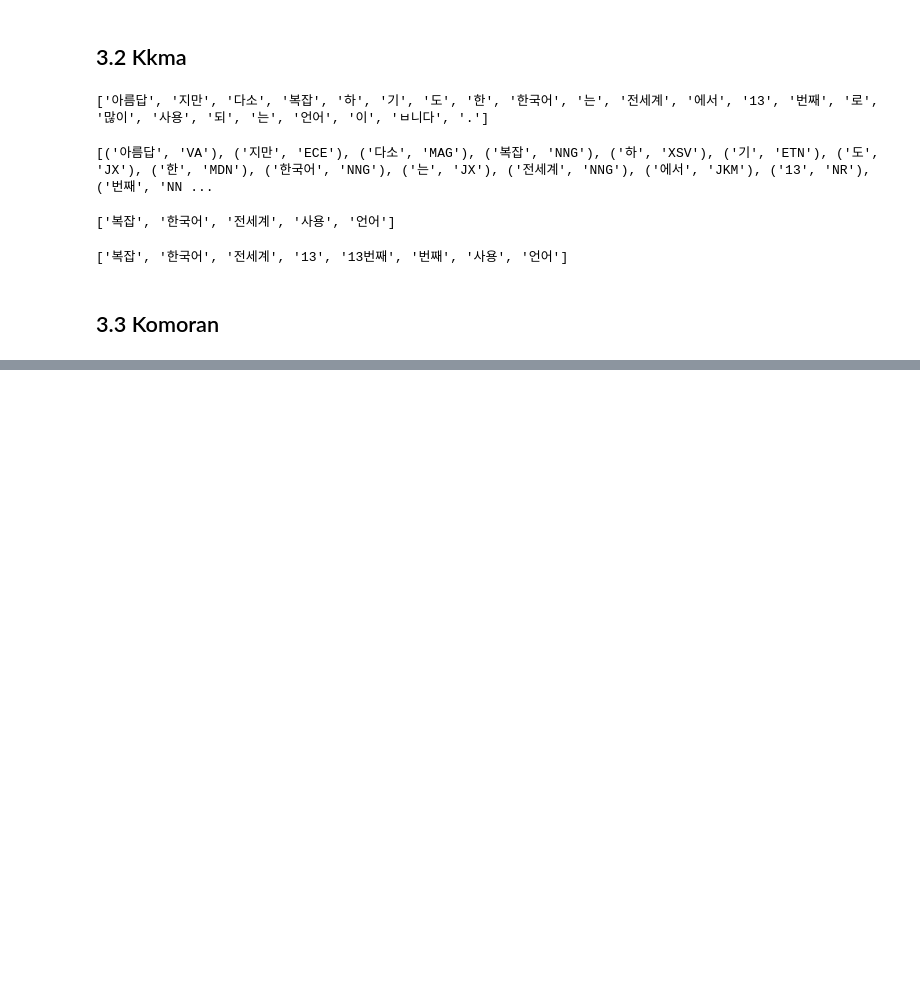
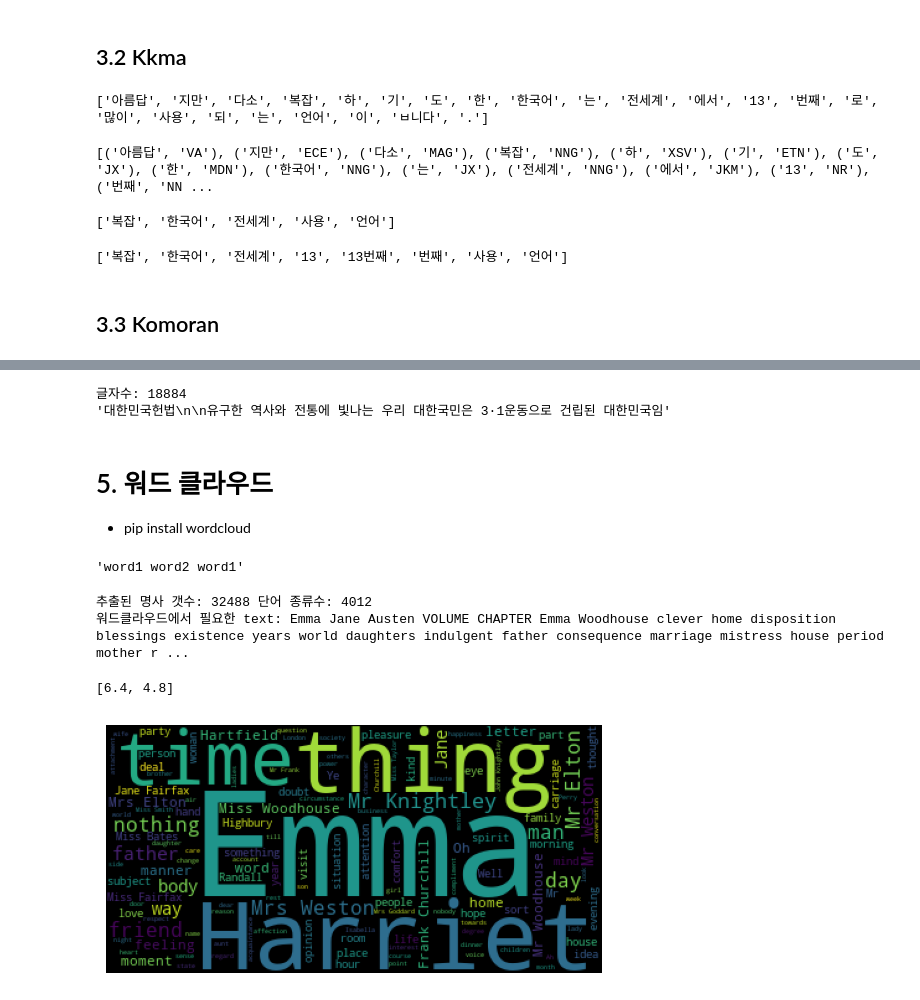
Before and after one commit to zardness/Sang, a Jupyter notebook: source/06_자연어처리/ch2_한글형태소분석및시각화.ipynb, the cells around one changed output, grey strips where cells are left out. Drawn from its saved outputs; the diff is of its cells as text; code cells hidden in the pictures; blank space fills up the shorter version.

```diff
--- a/source/06_자연어처리/ch2_한글형태소분석및시각화.ipynb
+++ b/source/06_자연어처리/ch2_한글형태소분석및시각화.ipynb
@@ -163,0 +255,5 @@ text = '''아름답지만 다소 복잡하기도 한 한국어는 전세계에
+# %%
+# 영어 말뭉치
+import nltk
+emma = nltk.corpus.gutenberg.raw('austen-emma.txt')
+print(emma[:30])
@@ -163,0 +278,46 @@ text = '''아름답지만 다소 복잡하기도 한 한국어는 전세계에
+# %%
+# 한국어 말 뭉치
+from konlpy.corpus import kolaw
+kolaw_data = kolaw.open('constitution.txt').read()
+print('글자수:',len(kolaw_data))
+print('%r' % kolaw_data[:50])
+# %% [output]
+글자수: 18884
+'대한민국헌법\n\n유구한 역사와 전통에 빛나는 우리 대한국민은 3·1운동으로 건립된 대한민국임'
+# %% [markdown]
+# 5. 워드 클라우드
+- pip install wordcloud
+# %%
+nouns = ['word1','word2','word1']
+' '.join(nouns)
+# %% [output]
+'word1 word2 word1'
+# %%
+# 영어 말뭉치에서 2글자 이상의 명사 추출(특수문자 제외)하여 워드클라우드 생성
+from nltk.tokenize import RegexpTokenizer
+from nltk.tag import pos_tag
+ret = RegexpTokenizer('[a-zA-Z0-9]{2,}') #\w{2,}
+words = ret.tokenize(emma)
+emma_tag = pos_tag(words)
+# 명사 추출
+noun_list = [token for token, tag in emma_tag if tag in ('NN','NNS','NNP','NNPS')]
+print('추출된 명사 갯수:',len(noun_list),'단어 종류수:',len(set(noun_list)))
+emma_noun = ' '.join(noun_list)
+print('워드클라우드에서 필요한 text:',emma_noun[:200])
+# %% [output]
+추출된 명사 갯수: 32488 단어 종류수: 4012
+워드클라우드에서 필요한 text: Emma Jane Austen VOLUME CHAPTER Emma Woodhouse clever home disposition blessings existence years world daughters indulgent father consequence marriage mistress house period mother r ...
+# %%
+from wordcloud import WordCloud
+from matplotlib import pyplot as plt
+plt.rcParams['figure.figsize'] = [10,5] # 기본값[6.4,4.8]
+# %% [output]
+[6.4, 4.8]
+# %%
+wordcloud = WordCloud()
+wordcloud.generate(emma_noun)
+plt.imshow(wordcloud)
+plt.axis('off')
+plt.show()
+# %% [output]
+[figure, added]
```
Also changed, not shown: parts of 46 cells of this notebook, 2 other files.
